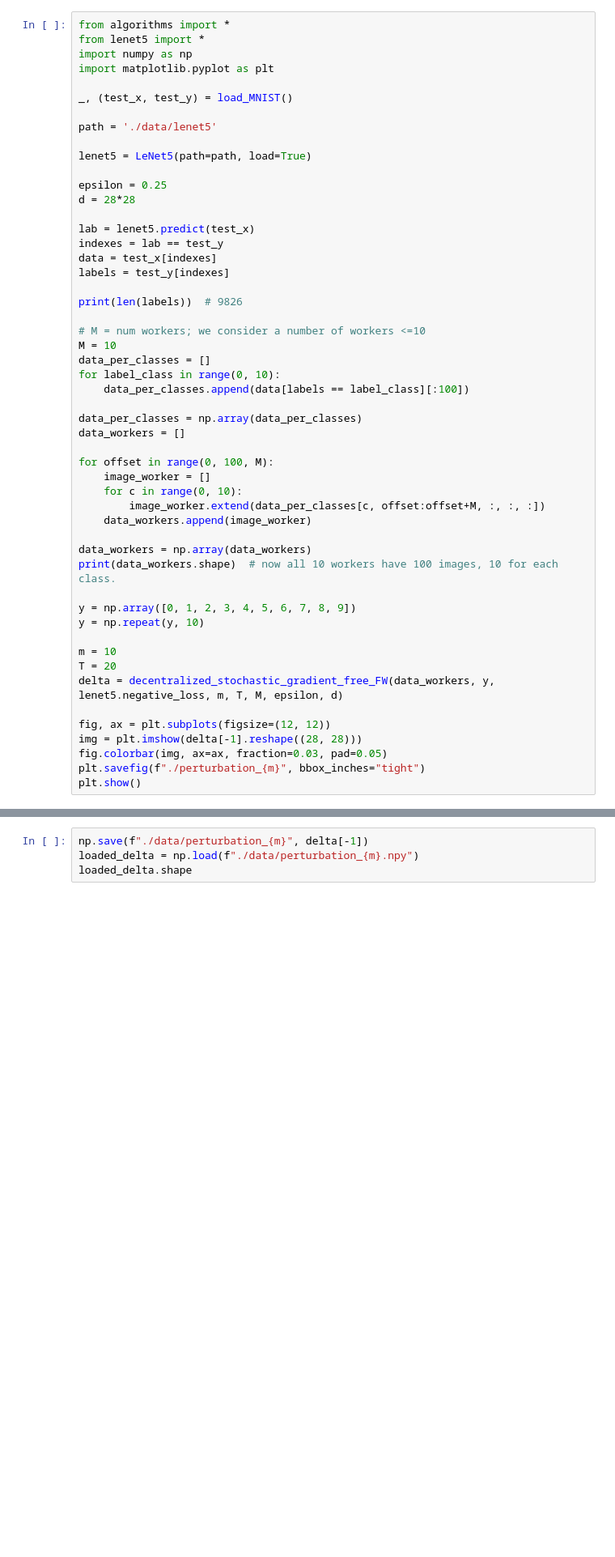
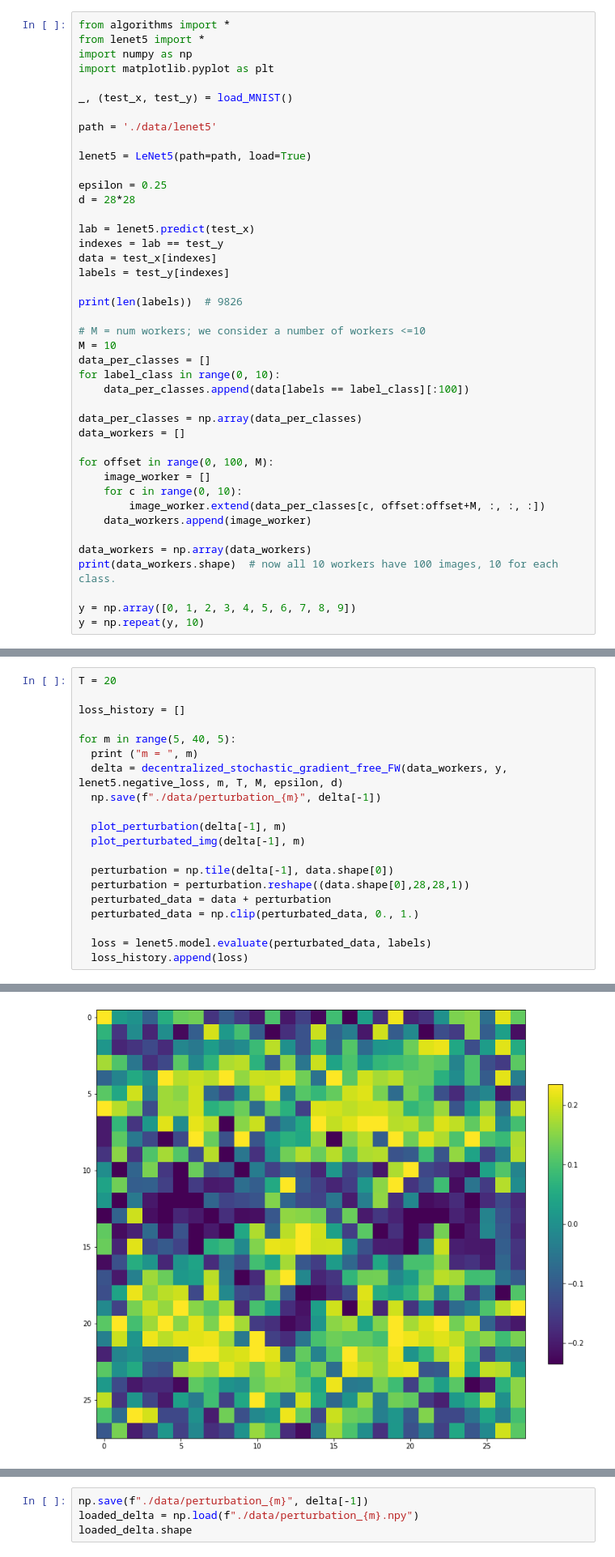
Before and after one commit to silviapoletti/Universal-Adversarial-Perturbation-starring-Frank-Wolfe, a Jupyter notebook: src/perturbation_notebook.ipynb, the cells around one changed output, grey strips where cells are left out. Shown at 81% size. Cells and saved outputs as stored; diff of their text form; blank space fills up the shorter version.

Commit message:
notebook and images

```diff
--- a/src/perturbation_notebook.ipynb
+++ b/src/perturbation_notebook.ipynb
@@ -40,14 +42,4 @@ print(data_workers.shape)  # now all 10 workers have 100 images, 10 for each cla
 
 y = np.array([0, 1, 2, 3, 4, 5, 6, 7, 8, 9])
 y = np.repeat(y, 10)
-
-m = 10
-T = 20
-delta = decentralized_stochastic_gradient_free_FW(data_workers, y, lenet5.negative_loss, m, T, M, epsilon, d)
-
-fig, ax = plt.subplots(figsize=(12, 12))
-img = plt.imshow(delta[-1].reshape((28, 28)))
-fig.colorbar(img, ax=ax, fraction=0.03, pad=0.05)
-plt.savefig(f"./perturbation_{m}", bbox_inches="tight")
-plt.show()
 # %% [output]
@@ -71,0 +80,21 @@ Iteration number  19
+# %%
+T = 20
+
+loss_history = []
+
+for m in range(5, 40, 5):
+  print ("m = ", m)
+  delta = decentralized_stochastic_gradient_free_FW(data_workers, y, lenet5.negative_loss, m, T, M, epsilon, d)
+  np.save(f"./data/perturbation_{m}", delta[-1])
+
+  plot_perturbation(delta[-1], m)
+  plot_perturbated_img(delta[-1], m)
+
+  perturbation = np.tile(delta[-1], data.shape[0])
+  perturbation = perturbation.reshape((data.shape[0],28,28,1))
+  perturbated_data = data + perturbation
+  perturbated_data = np.clip(perturbated_data, 0., 1.)
+
+  loss = lenet5.model.evaluate(perturbated_data, labels)
+  loss_history.append(loss)
+# %% [output]
@@ -71,0 +121 @@ Iteration number  19
+[figure, added]
```
Also changed, not shown: parts of 11 cells of this notebook, 6 other files.
